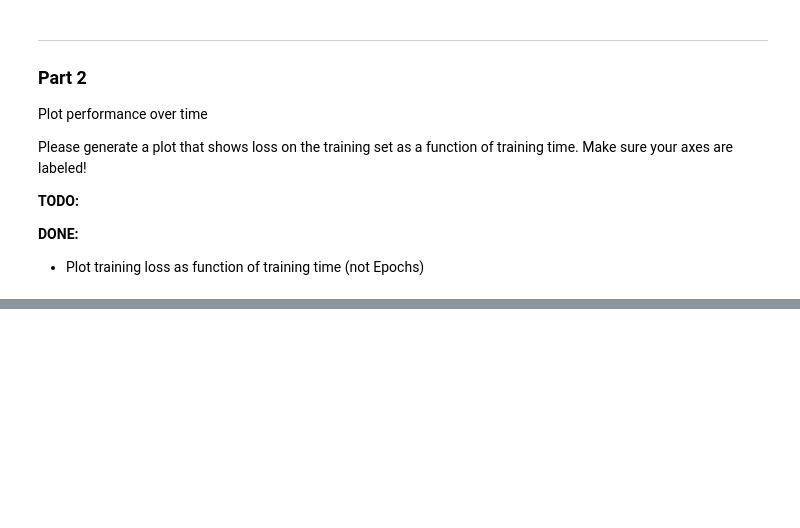
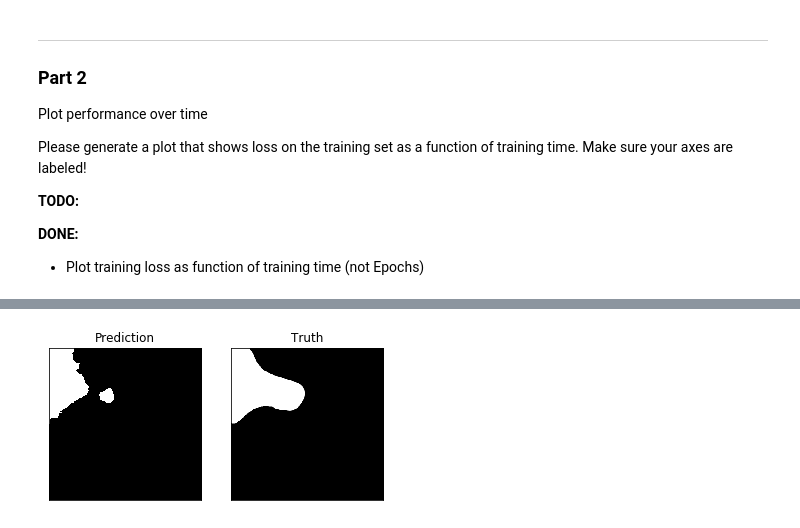
Before and after one commit to mhask94/cs474_labs_f2019, a Jupyter notebook: DL_Lab4.ipynb, the cells around one changed output, grey strips where cells are left out. Saved outputs shown, nothing was run; the diff lists cells and outputs as text; code cells hidden in the pictures; blank space fills up the shorter version.

```diff
--- a/DL_Lab4.ipynb
+++ b/DL_Lab4.ipynb
@@ -281,9 +266,9 @@ try:
   val_dataset = CancerDataset('/tmp/cancerdata', train=False)
 
   train_loader = DataLoader(train_dataset, batch_size=7, pin_memory=True,
-                            num_workers=2, shuffle=True)
+                            num_workers=4, shuffle=True)
   val_loader = DataLoader(val_dataset, batch_size=7, pin_memory=True,
-                          num_workers=2)
+                          num_workers=4)
 
   model = UnetCancerDetection()
   model.cuda()
@@ -330,13 +308,10 @@ tensor([0.0871, 0.0314], grad_fn=<SelectBackward>)
 # %%
 # This is what was talked about in the video for memory management
 def calcAccuracy(yhat, ytruth):
-  exp = torch.exp(yhat)
-  shape = list(exp.shape)
-  shape[1] = 1
-  cancer_mask = (exp / torch.sum(exp, dim=1).reshape((*shape)))[:,0] > 0.5
-#   pdb.set_trace()
-  num_same_pixels = torch.sum(cancer_mask.byte() ^ ytruth.byte()).item()
-  accuracy = 1 - num_same_pixels / ytruth.size().numel()
+  cancer_mask = torch.argmax(yhat, dim=1)
+
+  num_diff_pixels = torch.sum(cancer_mask.byte() ^ ytruth.byte()).item()
+  accuracy = 1 - num_diff_pixels / ytruth.size().numel()
   return accuracy
 
 def trainBatch(x, ytruth):
@@ -463,20 +441,26 @@ This is the result I got after 1 hour or training.
 ![](http://liftothers.org/dokuwiki/lib/exe/fetch.php?w=400&tok=d23e0b&media=cs501r_f2016:training_accuracy.png)
 ![](http://liftothers.org/dokuwiki/lib/exe/fetch.php?w=400&tok=bb8e3c&media=cs501r_f2016:training_loss.png)
 # %%
+# Code for testing prediction on an image
 def testModel():
   x,truth_img = val_dataset[172]
   x = x.cuda(async=True)
   out = model(x.unsqueeze(0))
 
-  exp = torch.exp(out)
-  shape = list(exp.shape)
-  shape[1] = 1
-  img = (exp / torch.sum(exp, dim=1).reshape((*shape)))[:,0] > 0.5
-  print('shape: ', img.shape)
-  fig, ax = plt.subplots()
-  im1 = ax.imshow(img[0].cpu())
-  im2 = ax.imshow(truth_img)
-#   ax.set_title('Test Image')
+  img = torch.argmax(out, dim=1)
+
+  fig, ax = plt.subplots(1,2)
+  ax[0].imshow(img[0].cpu(), cmap='gray')
+  ax[0].set_title('Prediction')
+  ax[0].set_xticks([])
+  ax[0].set_yticks([])
+  ax[1].imshow(truth_img, cmap='gray')
+  ax[1].set_title('Truth')
+  ax[1].set_xticks([])
+  ax[1].set_yticks([])
+
   plt.show()
 
 testModel()
+# %% [output]
+[figure, added]
```
Also changed, not shown: parts of 6 cells of this notebook.
